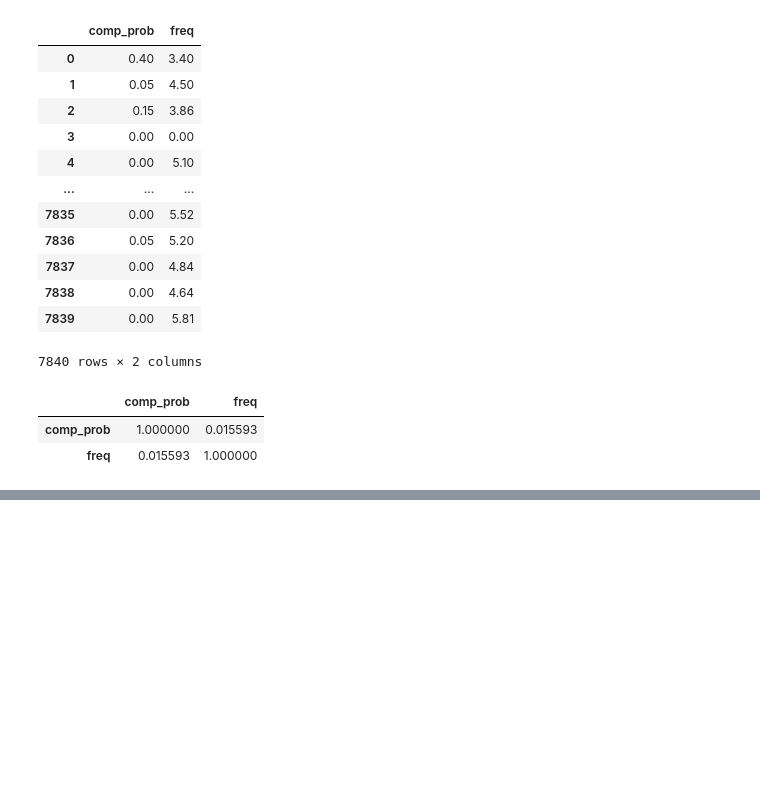
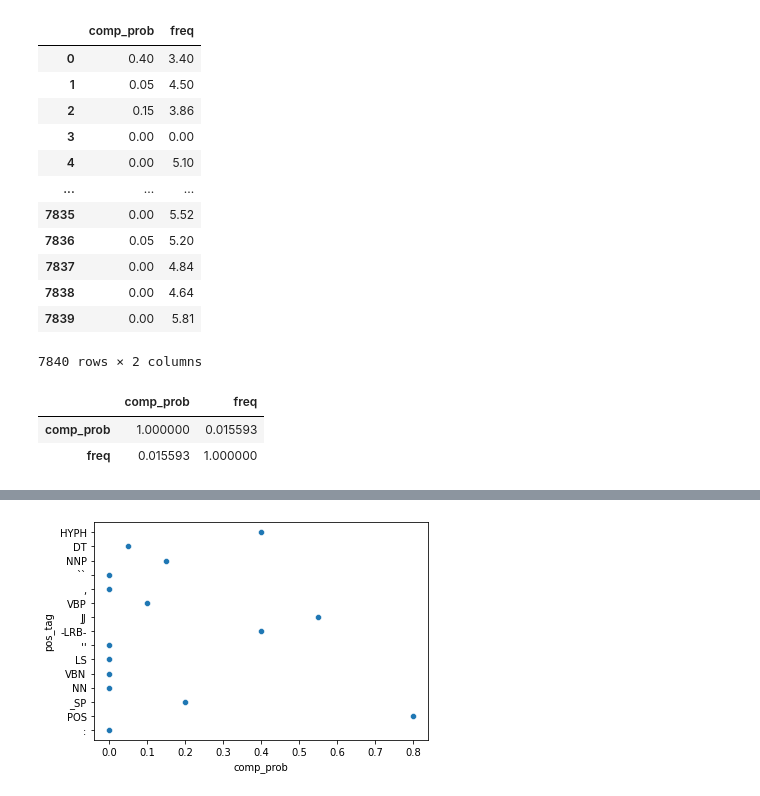
Before and after one commit to melisnv/natural-language-processing-projects, a Jupyter notebook: Assignment I NLP/Part B - complex-word-identification.ipynb, the cells around one changed output, grey strips where cells are left out. Drawn from its saved outputs; the diff is of its cells as text; code cells hidden in the pictures; blank space fills up the shorter version.

```diff
--- a/Assignment I NLP/Part B - complex-word-identification.ipynb
+++ b/Assignment I NLP/Part B - complex-word-identification.ipynb
@@ -261,0 +336,5 @@ pearsonr(token_2_df['comp_prob'],token_2_df['freq'])
+# %%
+token_3_df = pd.DataFrame()
+token_3_df['comp_prob'] = instance[:15]
+token_3_df['pos_tag'] = pos_tag_lst
+token_3_df.dropna()
@@ -261,0 +358,4 @@ pearsonr(token_2_df['comp_prob'],token_2_df['freq'])
+# %%
+sns.scatterplot(x="comp_prob", y="pos_tag", data=token_3_df);
+# %% [output]
+[figure, added]
```
Also changed, not shown: parts of 11 cells of this notebook.
